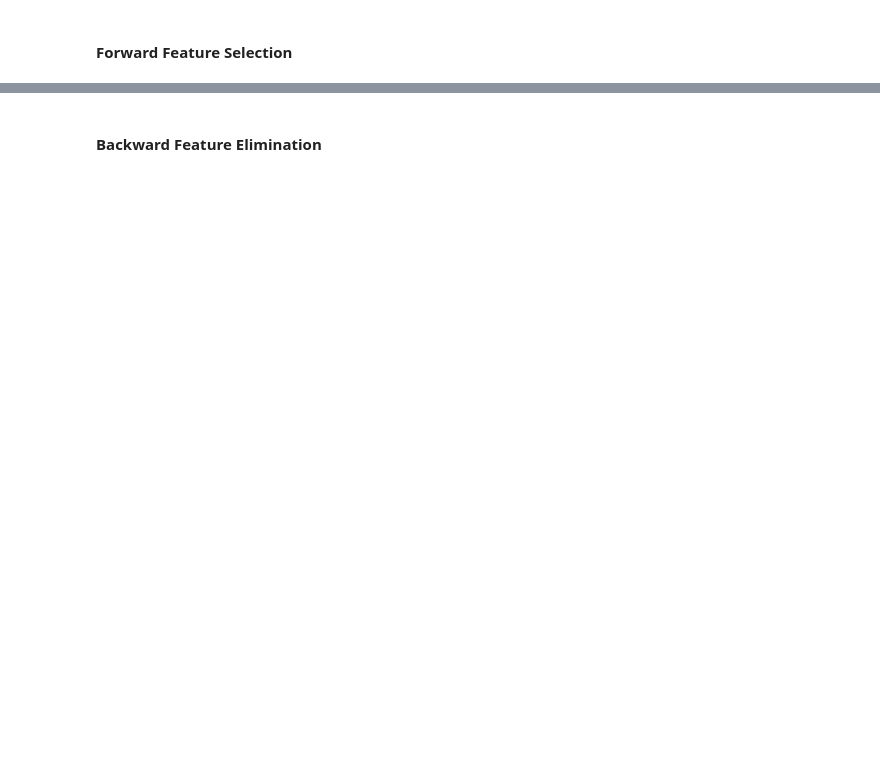
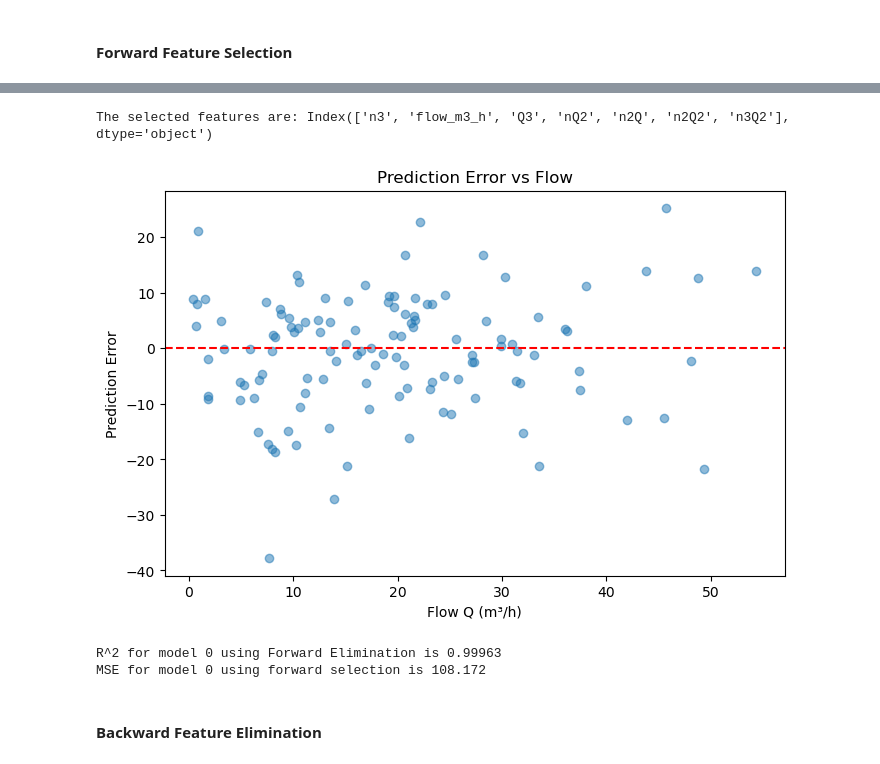
Before and after one commit to emmdupont/The_PowerPredict_Girls, a Jupyter notebook: task_0.ipynb, the cells around one changed output, grey strips where cells are left out. Cells and saved outputs as stored; diff of their text form; code cells hidden in the pictures; blank space fills up the shorter version.

```diff
--- a/task_0.ipynb
+++ b/task_0.ipynb
@@ -276,3 +286,62 @@ MSE for model 0 using forward selection is 134.846
+# %%
+# same feature function for both, so they can't diverge
+
+# add new features
+feature_cols = ['krpm', 'n2', 'n3',
+                'flow_m3_h', 'Q2', 'Q3',
+                'nQ', 'nQ2', 'nQ3',
+                'n2Q', 'n2Q2', 'n2Q3',
+                'n3Q', 'n3Q2', 'n3Q3']
+
+X_train = df_train1[feature_cols]
+X_test  = df_test1[feature_cols]
+y_train = df_train1['power_w']
+y_test  = df_test1['power_w']
+
+# rerun forward selection
+forward = SequentialFeatureSelector(
+    model_0,
+    n_features_to_select = 'auto',
+    direction = 'forward',
+    cv=5
+)
+
+forward.fit(X_train, y_train)
+
+selected_features_f = X_train.columns[forward.get_support()]
+print(f"The selected features are: {selected_features_f}")
+
+X_train_forward = X_train[selected_features_f]
+X_test_forward = X_test[selected_features_f]
+
+model_0_forward = LinearRegression()
+
+model_0_forward.fit(X_train_forward, y_train)
+
+y_pred_forward = model_0_forward.predict(X_test_forward)
+
+# error vs flow
+errors = y_test - y_pred_forward
+
+
+plt.figure(figsize=(8,5))
+plt.scatter(X_test_forward['flow_m3_h'], errors, alpha=0.5)
+plt.axhline(0, color='red', linestyle='--')
+plt.xlabel('Flow Q (m³/h)')
+plt.ylabel('Prediction Error')      # true - predicted
+plt.title('Prediction Error vs Flow')
+plt.show()
+
+r2_forward = round(r2_score(y_test, y_pred_forward) , 5)
+print(f"R^2 for model 0 using Forward Elimination is {r2_forward}")
+
+mse_forward = round(mean_squared_error(y_true = y_test, y_pred = y_pred_forward) , 3)
+print(f"MSE for model 0 using forward selection is {mse_forward}")
+# %% [output]
+The selected features are: Index(['n3', 'flow_m3_h', 'Q3', 'nQ2', 'n2Q', 'n2Q2', 'n3Q2'], dtype='object')
+[figure, added]
+R^2 for model 0 using Forward Elimination is 0.99963
+MSE for model 0 using forward selection is 108.172
 # %% [markdown]
 #### Backward Feature Elimination
 # %%
```
Also changed, not shown: parts of 5 cells of this notebook.
